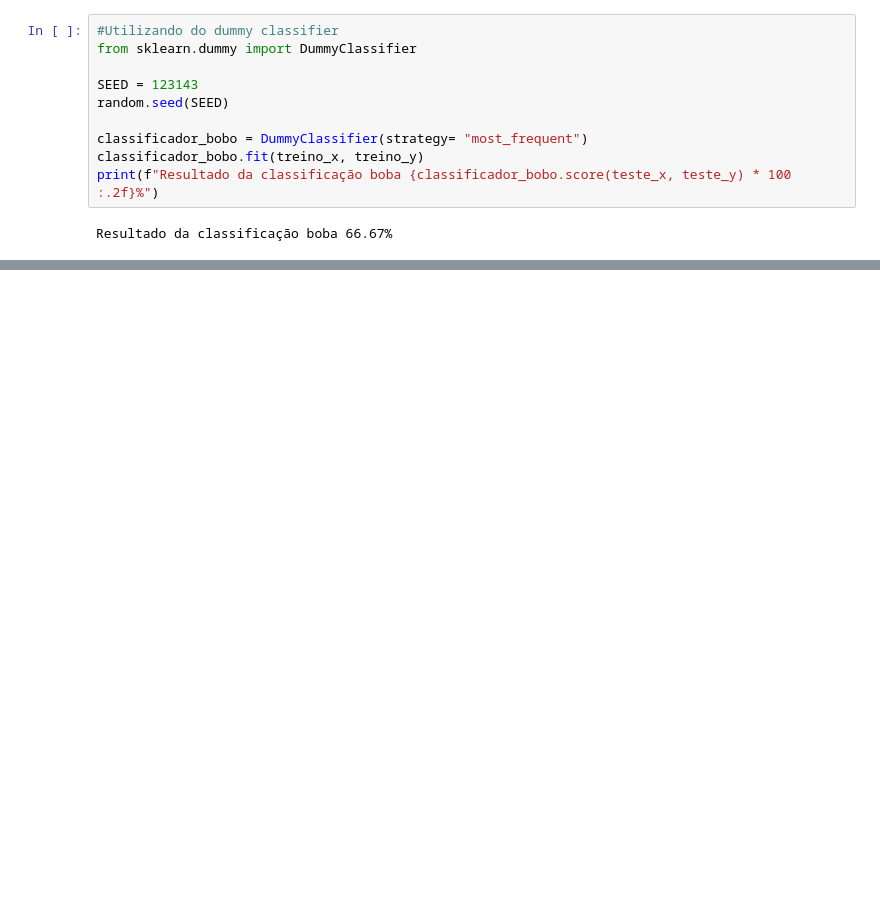
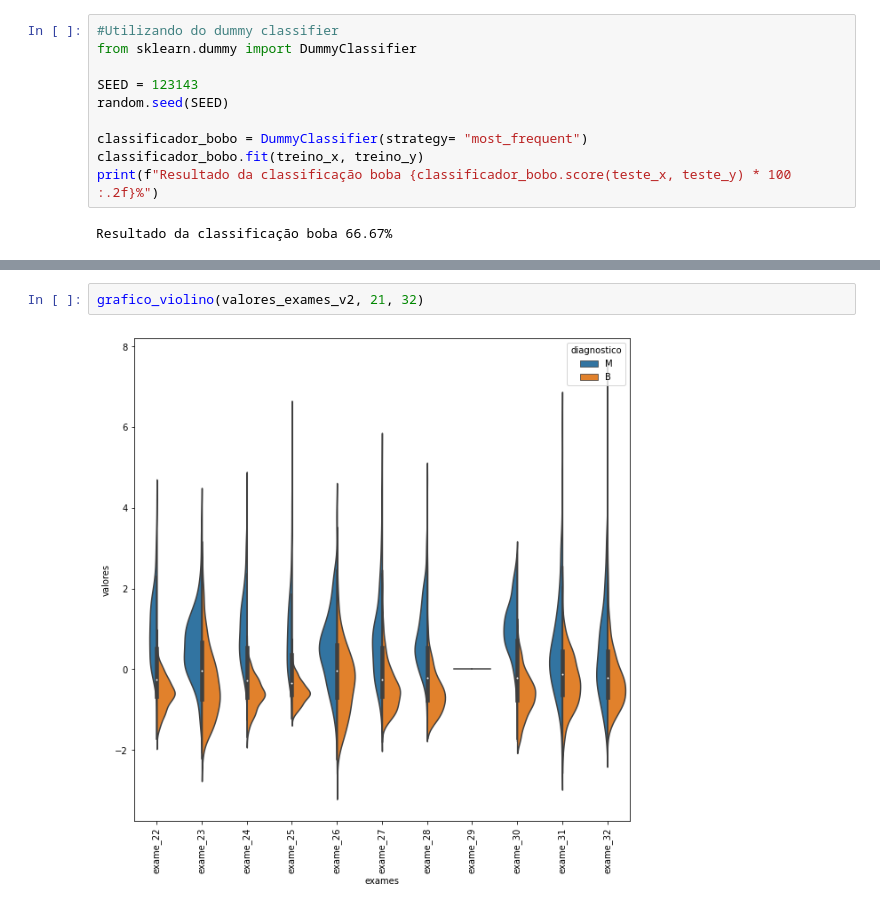
Before and after one commit to gustavocastrow/alura-machine-learning, a Jupyter notebook: machine-learning-lidando-com-dados-de-muitas-dimensões/alura_care.ipynb, the cells around one changed output, grey strips where cells are left out. Drawn from its saved outputs; the diff is of its cells as text; blank space fills up the shorter version.

```diff
--- a/machine-learning-lidando-com-dados-de-muitas-dimensões/alura_care.ipynb
+++ b/machine-learning-lidando-com-dados-de-muitas-dimensões/alura_care.ipynb
@@ -72,0 +154,4 @@ Resultado da classificação boba 66.67%
+# %%
+grafico_violino(valores_exames_v2, 21, 32)
+# %% [output]
+[figure, added]
```
Also changed, not shown: parts of 13 cells of this notebook, 1 other file.
